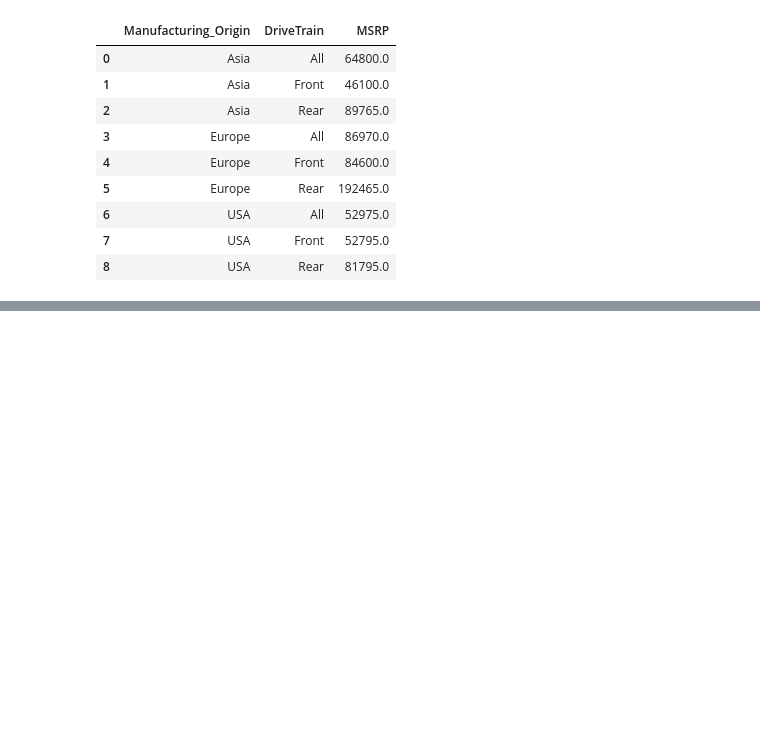
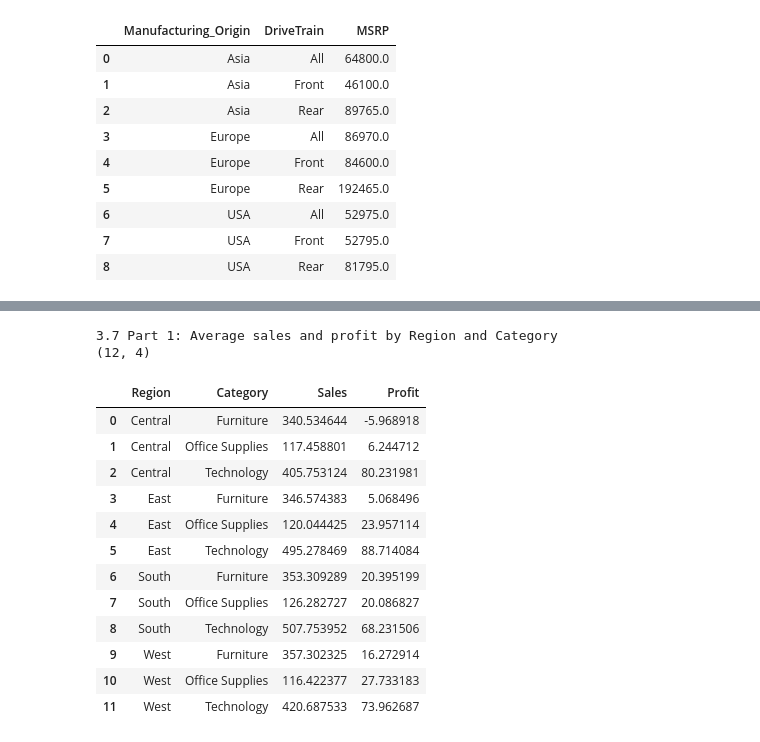
Before and after one commit to brownieboi3128/CIS_340, a Jupyter notebook: 3/3.7/Demo3.7Groupby_TwoCol.ipynb, the cells around one changed output, grey strips where cells are left out. Cells and saved outputs as stored; diff of their text form; code cells hidden in the pictures; blank space fills up the shorter version.

```diff
--- a/3/3.7/Demo3.7Groupby_TwoCol.ipynb
+++ b/3/3.7/Demo3.7Groupby_TwoCol.ipynb
@@ -198,3 +205,8 @@ df_Q4
 | 6 | USA | All | 52975.0 |
 | 7 | USA | Front | 52795.0 |
 | 8 | USA | Rear | 81795.0 |
+# %%
+df = pd.read_excel('Sample - Superstore.xlsx', sheet_name='Orders')
+
+print(df.shape)
+df.head(2)
@@ -200,0 +237,21 @@ df_Q4
+# %%
+print("3.7 Part 2: Average sales and profit by Region and Category")
+df_Q2 = df.groupby(['Region', 'Category'])[['Sales', 'Profit']].mean().reset_index()
+print(df_Q2.shape)
+df_Q2
+# %% [output]
+3.7 Part 1: Average sales and profit by Region and Category
+(12, 4)
+|  | Region | Category | Sales | Profit |
+| 0 | Central | Furniture | 340.534644 | -5.968918 |
+| 1 | Central | Office Supplies | 117.458801 | 6.244712 |
+| 2 | Central | Technology | 405.753124 | 80.231981 |
+| 3 | East | Furniture | 346.574383 | 5.068496 |
+| 4 | East | Office Supplies | 120.044425 | 23.957114 |
+| 5 | East | Technology | 495.278469 | 88.714084 |
+| 6 | South | Furniture | 353.309289 | 20.395199 |
+| 7 | South | Office Supplies | 126.282727 | 20.086827 |
+| 8 | South | Technology | 507.753952 | 68.231506 |
+| 9 | West | Furniture | 357.302325 | 16.272914 |
+| 10 | West | Office Supplies | 116.422377 | 27.733183 |
+| 11 | West | Technology | 420.687533 | 73.962687 |
```
Also changed, not shown: parts of 9 cells of this notebook.
